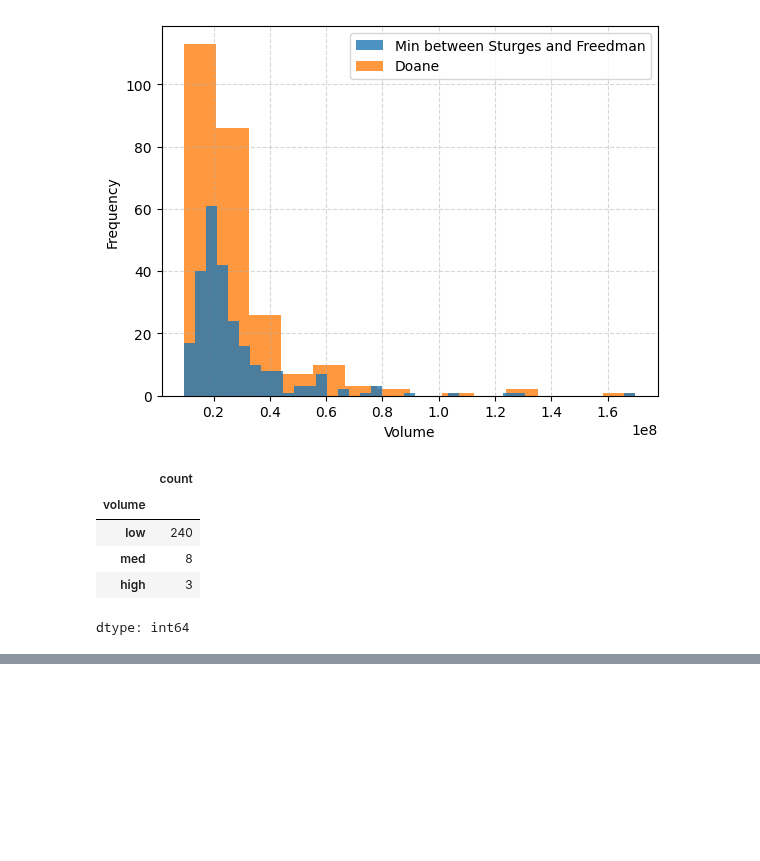
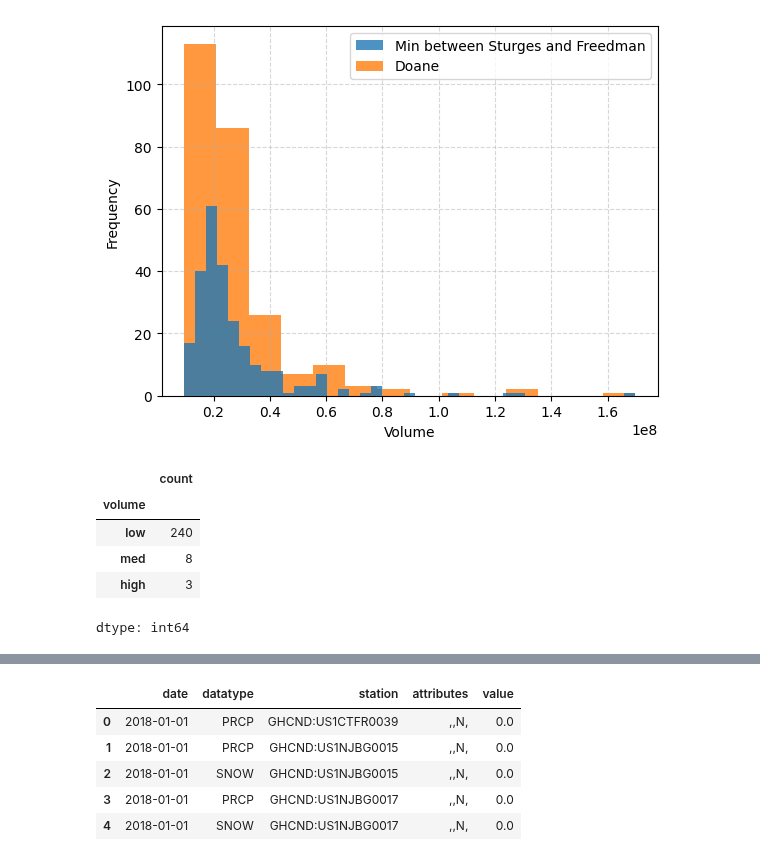
Before and after one commit to OfTheByteQuest/Data-Analytics-Learning-and-Projects, a Jupyter notebook: Chapter-4/Chapter_4.ipynb, the cells around one changed output, grey strips where cells are left out. Drawn from its saved outputs; the diff is of its cells as text; code cells hidden in the pictures; blank space fills up the shorter version.

```diff
--- a/Chapter-4/Chapter_4.ipynb
+++ b/Chapter-4/Chapter_4.ipynb
@@ -941,0 +1002,9 @@ dtype: int64
+# %%
+weather.head()
+# %% [output]
+|  | date | datatype | station | attributes | value |
+| 0 | 2018-01-01 | PRCP | GHCND:US1CTFR0039 | ,,N, | 0.0 |
+| 1 | 2018-01-01 | PRCP | GHCND:US1NJBG0015 | ,,N, | 0.0 |
+| 2 | 2018-01-01 | SNOW | GHCND:US1NJBG0015 | ,,N, | 0.0 |
+| 3 | 2018-01-01 | PRCP | GHCND:US1NJBG0017 | ,,N, | 0.0 |
+| 4 | 2018-01-01 | SNOW | GHCND:US1NJBG0017 | ,,N, | 0.0 |
```
Also changed, not shown: parts of 24 cells of this notebook.
